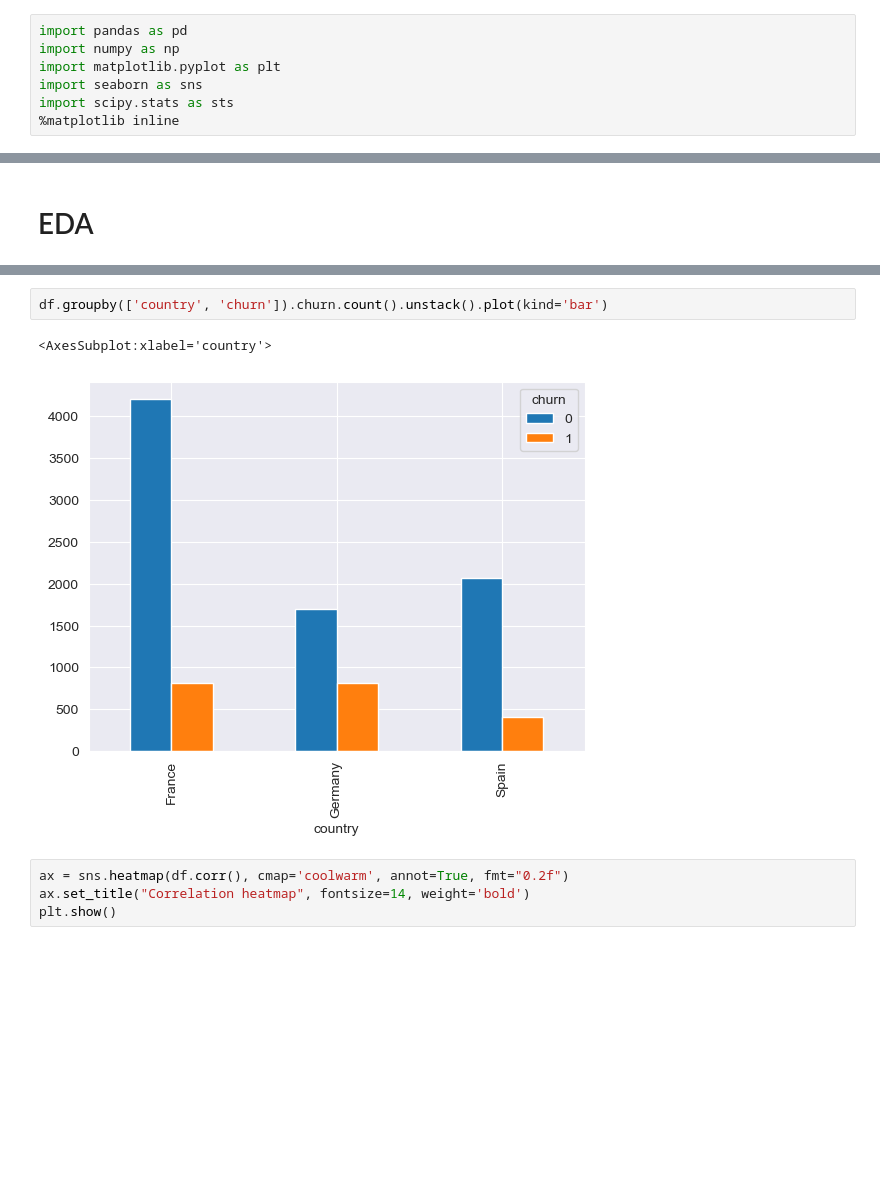
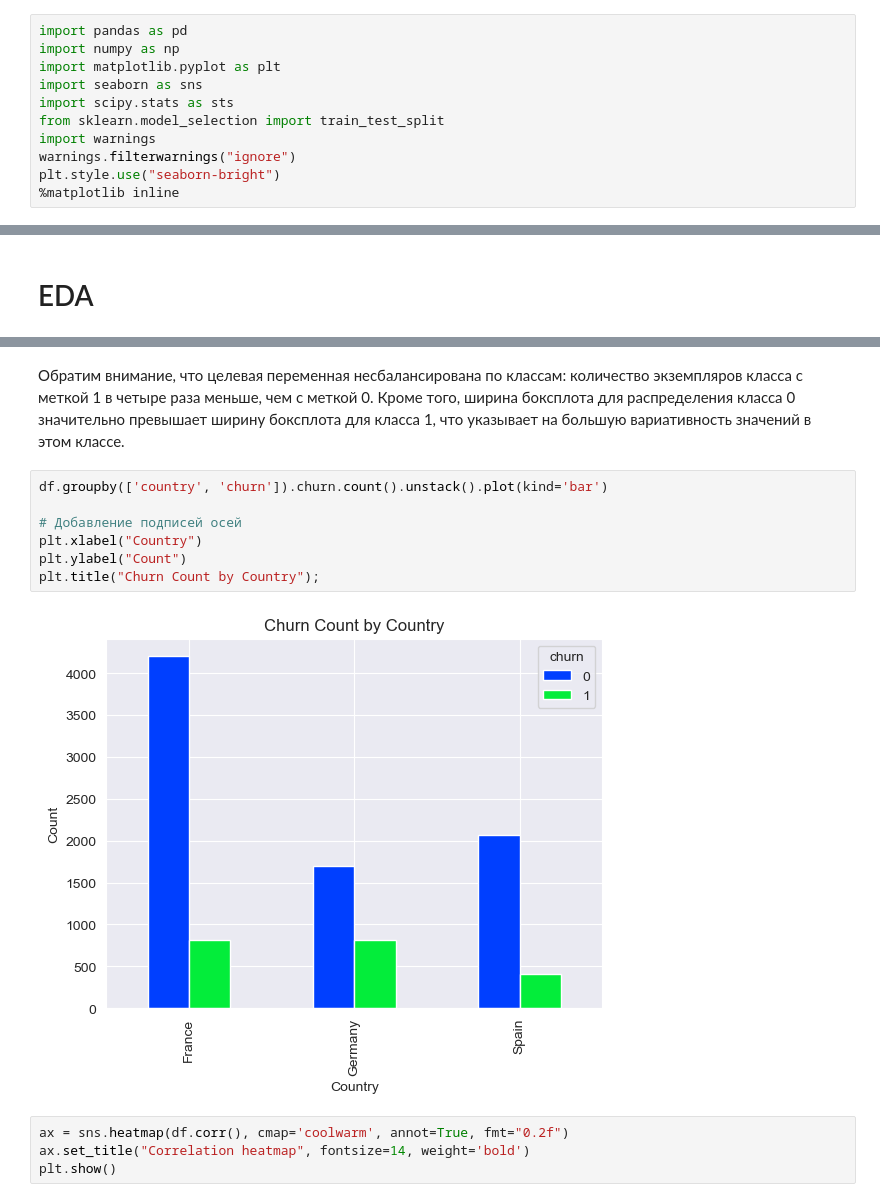
Before and after one commit to Mattheos1/andan_project, a Jupyter notebook: sample.ipynb, the cells around one changed output, grey strips where cells are left out. Saved outputs shown, nothing was run; the diff lists cells and outputs as text; blank space fills up the shorter version.

```diff
--- a/sample.ipynb
+++ b/sample.ipynb
@@ -4,6 +4,10 @@ import numpy as np
 import matplotlib.pyplot as plt
 import seaborn as sns
 import scipy.stats as sts
+from sklearn.model_selection import train_test_split
+import warnings
+warnings.filterwarnings("ignore")
+plt.style.use("seaborn-bright")
 %matplotlib inline
 # %% [markdown]
 # Данные
@@ -123,8 +194,16 @@ df.drop(columns='customer_id', inplace=True)
+# %% [markdown]
+Обратим внимание, что целевая переменная несбалансирована по классам: количество экземпляров класса с меткой 1 в четыре раза меньше,
+чем с меткой 0. Кроме того, ширина боксплота для распределения класса 0 значительно превышает ширину боксплота для класса 1, что
+указывает на большую вариативность значений в этом классе.
 # %%
 df.groupby(['country', 'churn']).churn.count().unstack().plot(kind='bar')
+
+# Добавление подписей осей
+plt.xlabel("Country")
+plt.ylabel("Count")
+plt.title("Churn Count by Country");
 # %% [output]
-<AxesSubplot:xlabel='country'>
-[figure, old version]
+[figure, new version]
 # %%
 ax = sns.heatmap(df.corr(), cmap='coolwarm', annot=True, fmt="0.2f")
 ax.set_title("Correlation heatmap", fontsize=14, weight='bold')
```
Also changed, not shown: parts of 17 cells of this notebook.
